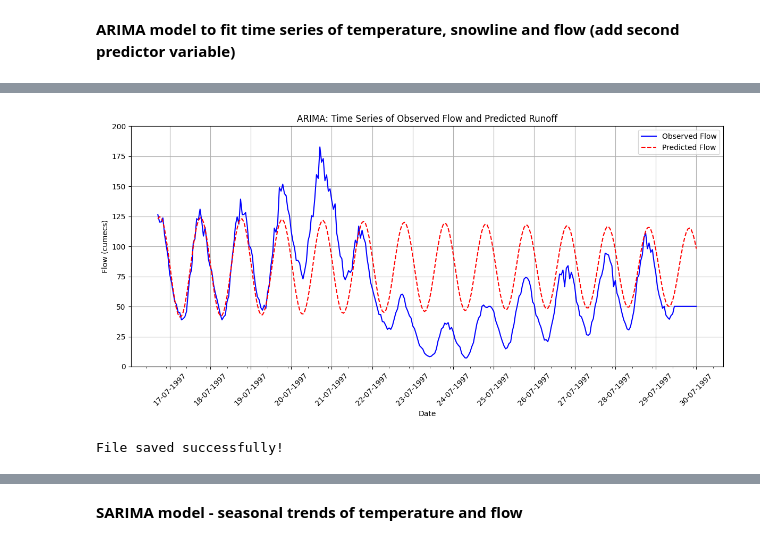
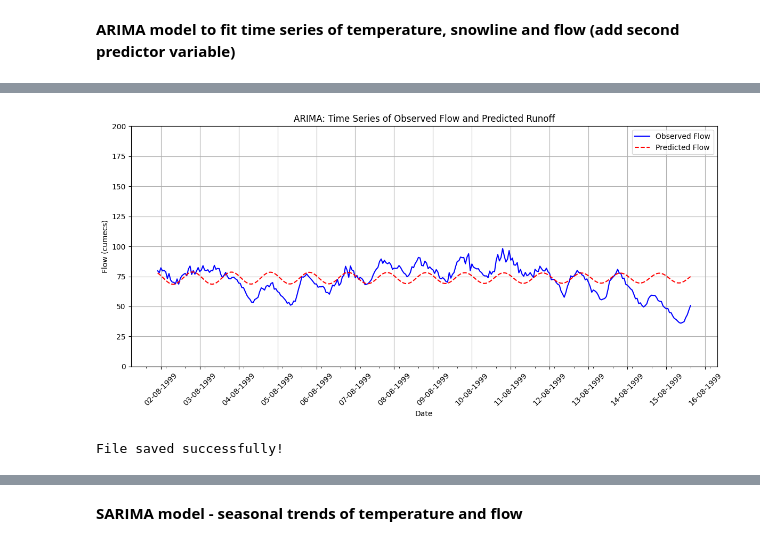
Before and after one commit to AndrewLoweUoM/lake_district, a Jupyter notebook: Glacier_Runoff_model_Final.ipynb, the cells around one changed output, grey strips where cells are left out. Cells and saved outputs as stored; diff of their text form; code cells hidden in the pictures.

```diff
--- a/Glacier_Runoff_model_Final.ipynb
+++ b/Glacier_Runoff_model_Final.ipynb
@@ -917,7 +915,10 @@ print('ID 1223456')
 drive.mount('/content/drive/', force_remount=True)
 
 # Load the climate data CSV file from Google Drive
+#file_path = '/content/drive/MyDrive/dataset/passu_data_1997.csv'
 file_path = '/content/drive/MyDrive/dataset/passu_data_1997_full.csv'
+#file_path = '/content/drive/MyDrive/dataset/passu_data_1997_all.csv
+#file_path = '/content/drive/MyDrive/dataset/passu_data_1999_full.csv'
 
 # Read climate data from CSV file and create a DataFrame
 climate_df = pd.read_csv(file_path)
@@ -929,9 +930,11 @@ climate_df['Date'] = pd.to_datetime(climate_df['Date'], format='%d/%m/%Y %H:%M')
 
 # Define the variables
 climate_station_elevation = 2500  # masl
-temperature_lapse_rate = 0.3  # C per 100m
+#temperature_lapse_rate = 0.3  # C per 100m
 degree_day_factor_ice = 0.45
 degree_day_factor_snow = 0.08
+#snowline_elevaation = 5600 # masl
+
 
 # Define elevation zones
 elev_min_zone_1, elev_midpt_zone_1, elev_max_zone_1 = 2500, 3500, 4500  # masl
@@ -950,9 +953,12 @@ elev_intervals_zone_3 = 55
 
 # CALCULATE TEMPERATURE IN THE ELEVATION ZONES USING TEMPERATURE LAPSE RATE
 
+print(climate_df.columns)
+
 # Read Temperature and Snowline Elevation data from DataFrame
 temperature = climate_df['Temperature']
 snowline_elevation = climate_df['Snowline Elevation']
+temperature_lapse_rate = climate_df['Temperature Lapse Rate']
 
 # Calculate the temperature in each zone using the lapse rate
 temp_zone_1 = temperature - (temperature_lapse_rate * elev_intervals_zone_1)
@@ -1725,7 +1738,8 @@ drive.mount('/content/drive/', force_remount=True)
 #file_path = '/content/drive/MyDrive/dataset/passu_temp_Q_data_1997.csv'
 #file_path = '/content/drive/MyDrive/dataset/passu_data_1997.csv'
 #file_path = '/content/drive/MyDrive/dataset/passu_data_1997_all.csv'
-file_path = '/content/drive/MyDrive/dataset/passu_data_1997_full.csv'
+#file_path = '/content/drive/MyDrive/dataset/passu_data_1997_full.csv'
+file_path = '/content/drive/MyDrive/dataset/passu_data_1999_full.csv'
 
 # Read climate data from CSV file and create a DataFrame
 df = pd.read_csv(file_path)
@@ -1738,7 +1752,8 @@ df['Date'] = pd.to_datetime(df['Date'], format='%d/%m/%Y %H:%M')
 
 # Split the data into training and testing sets (30% training, 70% testing then 50%).
 #split_index = int(0.5 * len(df)) # % of the data for training
-split_index = int(0.3 * len(df)) # % of the data for training
+#split_index = int(0.3 * len(df)) # % of the data for training
+split_index = int(0.8 * len(df)) # % of the data for training
 
 # The df[:split_index] is called DataFrame slicing, where the train_data = df[:split_index] creates a new DataFrame called train_data containing the first split_index rows of the original DataFrame df
 train_data = df[:split_index] # Training data contains the first % of the data
@@ -1759,13 +1774,13 @@ date_test = test_data ['Date']
 # MAKE PREDICTION OF FLOW USING ARIMA ON TESTING DATA
 
 # Fit ARIMA model to training data using predefined p, d, q parameters
-#order = (2, 1, 3)  # Define order of ARIMA model
-order = (2, 1, 3)  # Define order of ARIMA model
-model = ARIMA(flow_y_train, order=order)
-arima_results = model.fit()
+#order = (2, 1, 3)  # Define order of ARIMA model 1997
+#order = (4, 1, 2)  # Define order of ARIMA model 1999
+#model = ARIMA(flow_y_train, order=order)
+#arima_results = model.fit()
 
 # Make predictions on testing data
-flow_y_pred = arima_results.forecast(steps=len(temp_snow_X_test), exog=temp_snow_X_test)
+#flow_y_pred = arima_results.forecast(steps=len(temp_snow_X_test), exog=temp_snow_X_test)
 
 #print (flow_y_test)
 #print (flow_y_pred)
@@ -1773,42 +1788,43 @@ flow_y_pred = arima_results.forecast(steps=len(temp_snow_X_test), exog=temp_snow
 # DEFINE p, d, q PARAMETER VALUES AND MAKE PREDICTION OF FLOW USING ARIMA ON TESTING DATA
 
 # Define range of values for p, d, q
-#p_values = range(0, 5)  # Autoregression order
-#d_values = range(0, 3)  # Differencing order
-#q_values = range(0, 5)  # Moving average order
+p_values = range(0, 5)  # Autoregression order
+d_values = range(0, 3)  # Differencing order
+q_values = range(0, 5)  # Moving average order
 
-#best_aic = float("inf") # Initialize best AIC
-#best_order = None
+best_aic = float("inf") # Initialize best AIC
+best_order = None
 
 # Iterate over all combinations of p, d, q values
-#for p, d, q in itertools.product(p_values, d_values, q_values):
-#    order = (p, d, q)
-#    try:
+for p, d, q in itertools.product(p_values, d_values, q_values):
+    order = (p, d, q)
+    try:
         # Fit ARIMA model
-#        model = ARIMA(flow_y_train, order=order)
-#       arima_results = model.fit()
+        model = ARIMA(flow_y_train, order=order)
+        arima_results = model.fit()
 
 #       # Calculate AIC
-#        aic = arima_results.aic
+        aic = arima_results.aic
 #
         # Update best AIC and order if current model has lower AIC
-#        if aic < best_aic:
-#            best_aic = aic
-#            best_order = order
-#    except:
-#        continue
+        if aic < best_aic:
+            best_aic = aic
+            best_order = order
+    except:
+        continue
 
-#print("Best AIC:", best_aic)
-#print("Best Order (p, d, q):", best_order)
+print("Best AIC:", best_aic)
+print("Best Order (p, d, q):", best_order)
 
 # Fit ARIMA model with best order
-#best_model = ARIMA(flow_y_train, order=best_order)
-#best_model = ARIMA(flow_y_train, order=best_order)
-#best_arima_results = best_model.fit()
+best_model = ARIMA(flow_y_train, order=best_order)
+best_model = ARIMA(flow_y_train, order=best_order)
+best_arima_results = best_model.fit()
 
 
 # Make predictions using ARIMA on testing data
-#flow_y_pred = best_arima_results.forecast(steps=len(temp_snow_X_test), exog=temp_snow_X_test)
+flow_y_pred = best_arima_results.forecast(steps=len(temp_snow_X_test), exog=temp_snow_X_test)
+#flow_y_pred = best_arima_results.forecast(steps=len(temp_snow_X_test))
 
 # EVALUATE MODEL PERFORMACE
 
@@ -1921,2 +1939,2 @@ Percent Bias (PBIAS): -25.515722002456947
-[figure, old version]
+[figure, new version]
 File saved successfully!
```
Also changed, not shown: parts of 18 cells of this notebook.
